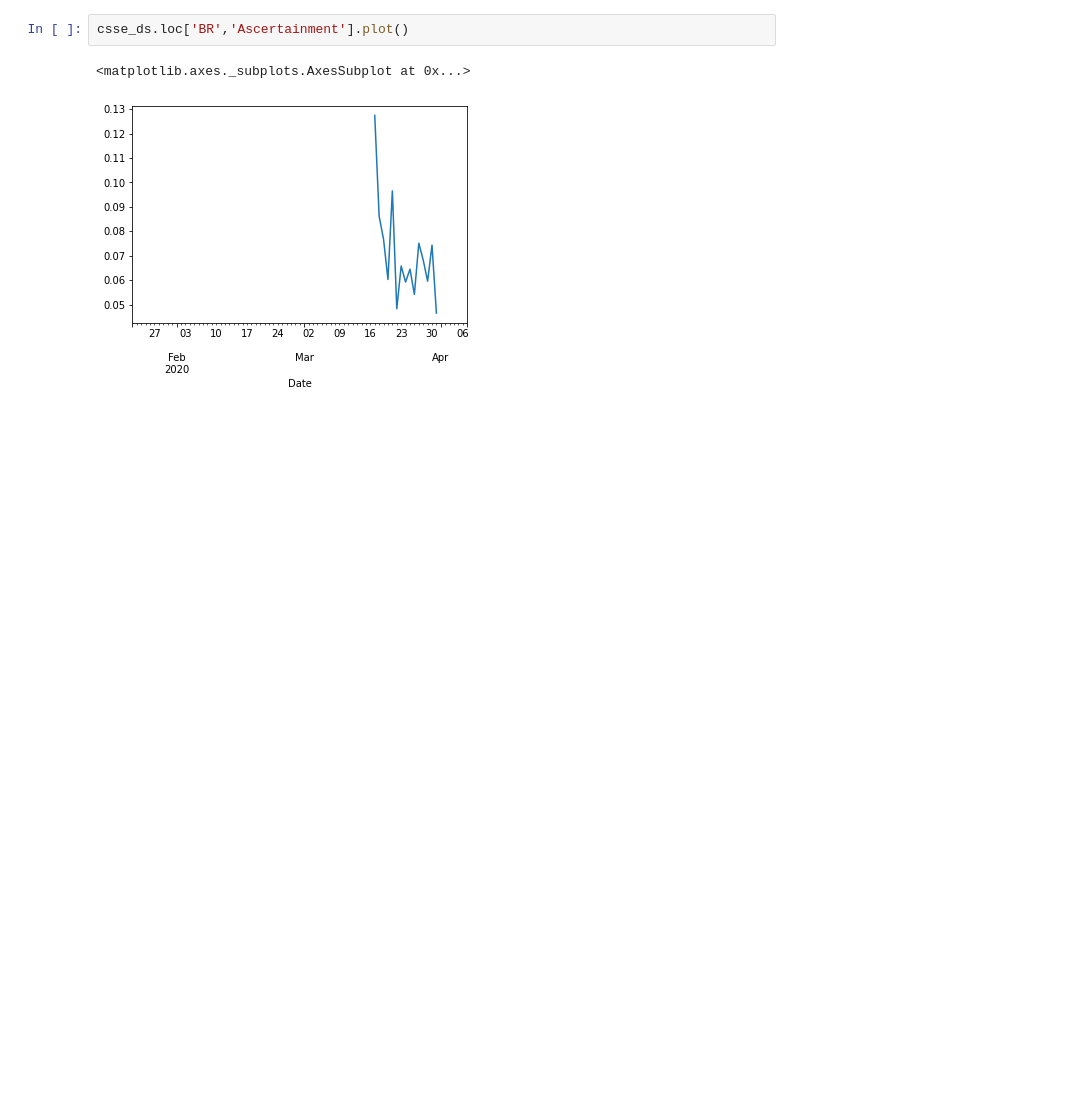
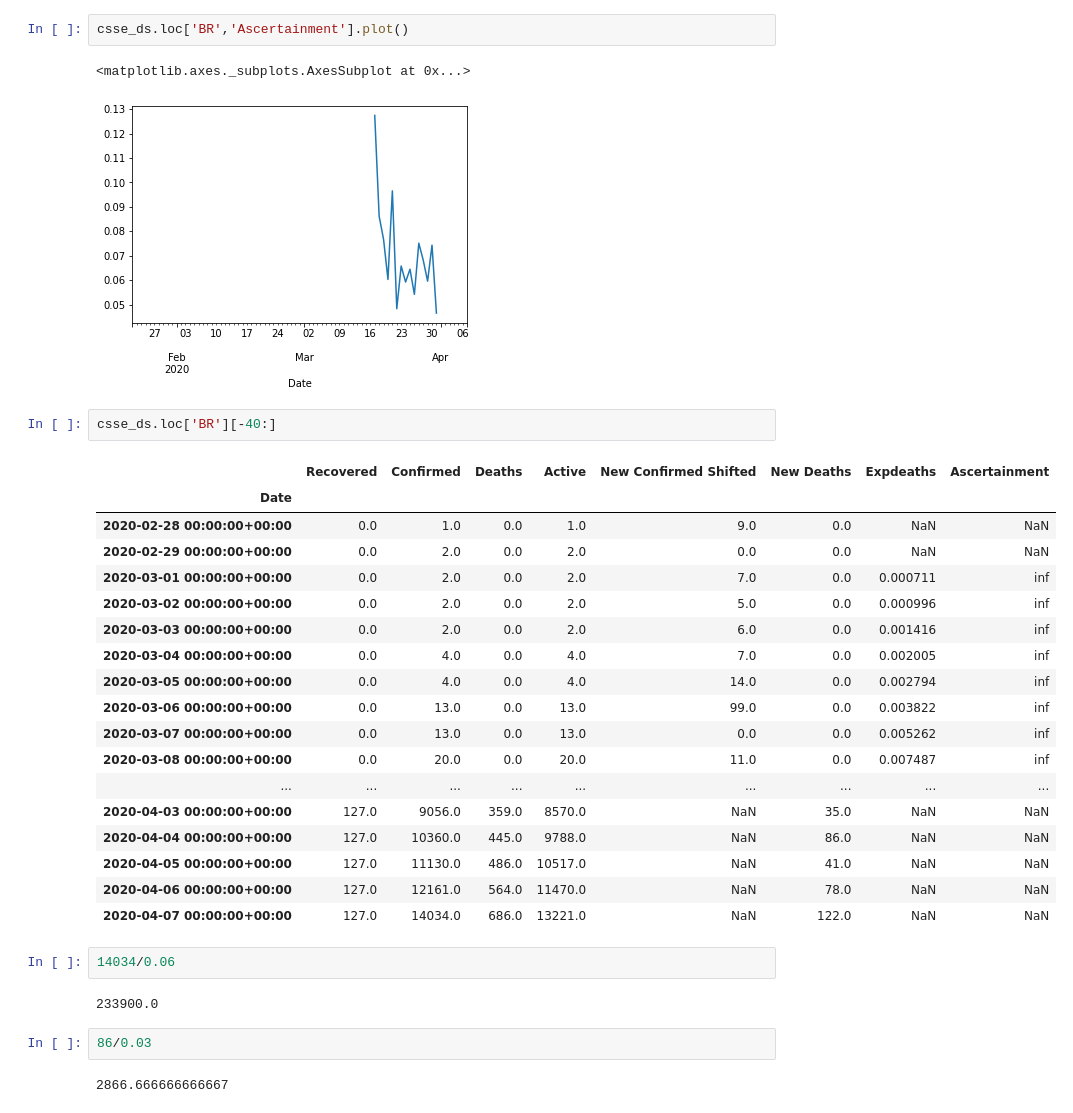
Before and after one commit to jsalvatier/epimodel, a Jupyter notebook: notebooks/djohnston/Cases_from_deaths.ipynb, the cells around one changed output. Drawn from its saved outputs; the diff is of its cells as text; blank space fills up the shorter version.

```diff
--- a/notebooks/djohnston/Cases_from_deaths.ipynb
+++ b/notebooks/djohnston/Cases_from_deaths.ipynb
@@ -108,3 +114,32 @@ csse_ds.loc['BR','Ascertainment'].plot()
 # %% [output]
 <matplotlib.axes._subplots.AxesSubplot at 0x...>
 [figure]
+# %%
+csse_ds.loc['BR'][-40:]
+# %% [output]
+|  | Recovered | Confirmed | Deaths | Active | New Confirmed Shifted | New Deaths | Expdeaths | Ascertainment |
+| Date |  |  |  |  |  |  |  |  |
+| 2020-02-28 00:00:00+00:00 | 0.0 | 1.0 | 0.0 | 1.0 | 9.0 | 0.0 | NaN | NaN |
+| 2020-02-29 00:00:00+00:00 | 0.0 | 2.0 | 0.0 | 2.0 | 0.0 | 0.0 | NaN | NaN |
+| 2020-03-01 00:00:00+00:00 | 0.0 | 2.0 | 0.0 | 2.0 | 7.0 | 0.0 | 0.000711 | inf |
+| 2020-03-02 00:00:00+00:00 | 0.0 | 2.0 | 0.0 | 2.0 | 5.0 | 0.0 | 0.000996 | inf |
+| 2020-03-03 00:00:00+00:00 | 0.0 | 2.0 | 0.0 | 2.0 | 6.0 | 0.0 | 0.001416 | inf |
+| 2020-03-04 00:00:00+00:00 | 0.0 | 4.0 | 0.0 | 4.0 | 7.0 | 0.0 | 0.002005 | inf |
+| 2020-03-05 00:00:00+00:00 | 0.0 | 4.0 | 0.0 | 4.0 | 14.0 | 0.0 | 0.002794 | inf |
+| 2020-03-06 00:00:00+00:00 | 0.0 | 13.0 | 0.0 | 13.0 | 99.0 | 0.0 | 0.003822 | inf |
+| 2020-03-07 00:00:00+00:00 | 0.0 | 13.0 | 0.0 | 13.0 | 0.0 | 0.0 | 0.005262 | inf |
+| 2020-03-08 00:00:00+00:00 | 0.0 | 20.0 | 0.0 | 20.0 | 11.0 | 0.0 | 0.007487 | inf |
+| ... | ... | ... | ... | ... | ... | ... | ... | ... |
+| 2020-04-03 00:00:00+00:00 | 127.0 | 9056.0 | 359.0 | 8570.0 | NaN | 35.0 | NaN | NaN |
+| 2020-04-04 00:00:00+00:00 | 127.0 | 10360.0 | 445.0 | 9788.0 | NaN | 86.0 | NaN | NaN |
+| 2020-04-05 00:00:00+00:00 | 127.0 | 11130.0 | 486.0 | 10517.0 | NaN | 41.0 | NaN | NaN |
+| 2020-04-06 00:00:00+00:00 | 127.0 | 12161.0 | 564.0 | 11470.0 | NaN | 78.0 | NaN | NaN |
+| 2020-04-07 00:00:00+00:00 | 127.0 | 14034.0 | 686.0 | 13221.0 | NaN | 122.0 | NaN | NaN |
+# %%
+14034/0.06
+# %% [output]
+233900.0
+# %%
+86/0.03
+# %% [output]
+2866.666666666667
```
Also changed, not shown: parts of 2 cells of this notebook, 1 other file.
